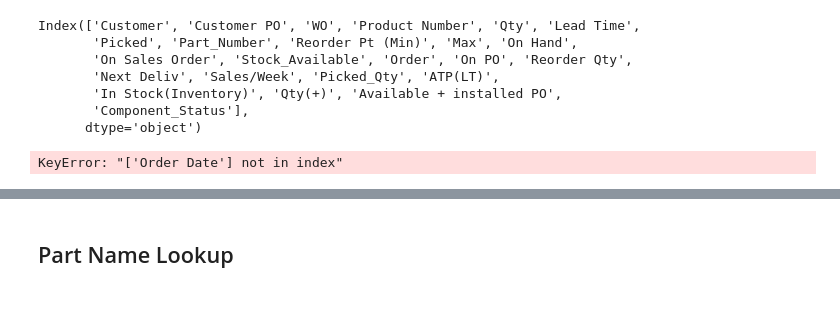
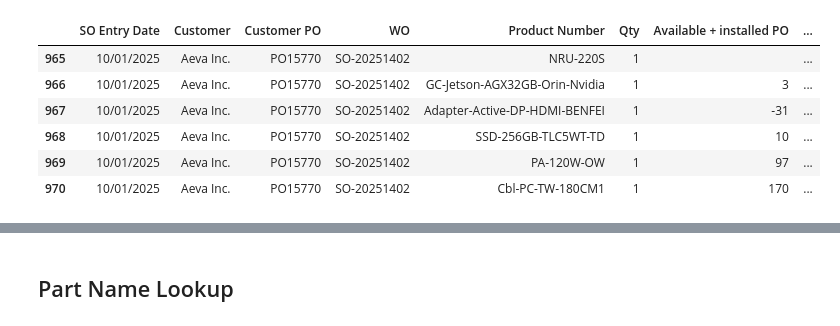
Before and after one commit to playoung2818/ERP_System, a Jupyter notebook: ERP_Dashboard.ipynb, the cells around one changed output, grey strips where cells are left out. Cells and saved outputs as stored; diff of their text form; code cells hidden in the pictures.

```diff
--- a/ERP_Dashboard.ipynb
+++ b/ERP_Dashboard.ipynb
@@ -59,55 +61,51 @@ def search_items(query: str, top_k: int = 15) -> pd.DataFrame:
     # 3) Combine results and dedupe by Item
     out = pd.concat([direct, fuzzy], ignore_index=True).drop_duplicates(subset=["Item"])
     return out.head(top_k)[["Item", "Description", 'Type', 'Cost', 'Price', 'Preferred Vendor']]
-# %%
-df.columns
-# %% [output]
-Index(['Customer', 'Customer PO', 'WO', 'Product Number', 'Qty', 'Lead Time',
-       'Picked', 'Part_Number', 'Reorder Pt (Min)', 'Max', 'On Hand',
-       'On Sales Order', 'Stock_Available', 'Order', 'On PO', 'Reorder Qty',
-       'Next Deliv', 'Sales/Week', 'Picked_Qty', 'ATP(LT)',
-       'In Stock(Inventory)', 'Qty(+)', 'Available + installed PO',
-       'Component_Status'],
-      dtype='object')
 # %%
 
 # Read entire table
 df = pd.read_sql_table("wo_structured", con=engine, schema="public")
 
-ERP_df= df[['Order Date', 'Customer', 'Customer PO', 'WO', 'Product Number', 'Qty',
+ERP_df= df[['SO Entry Date', 'Customer', 'Customer PO', 'WO', 'Product Number', 'Qty',
                               "Available + installed PO", 'Stock_Available', 'ATP(LT)', 'In Stock(Inventory)', 'On Hand', 'On Sales Order', 'On PO',  'Lead Time', 'Picked']]
 
 ERP_df = ERP_df.copy()
 ERP_df['SO_Status'] = np.where(
     ERP_df['Stock_Available'] < 0, 'Shortage', 'Available'
 )
 
 
 
 ERP_df.loc[:, "Lead Time"] = pd.to_datetime(ERP_df["Lead Time"]).dt.date
 
 filtered_df = ERP_df[ERP_df['WO'] == 'SO-20251402']
 
 # filtered_df = ERP_df[ERP_df['Customer'] == 'Aerflite Canada Inc.']
 
 
 # Apply styling
 styled = (
     filtered_df.style
     .map(lambda v: 'background-color: red; color: white' if v == 'Shortage' else '', subset='SO_Status')
     .set_table_styles([
             {
                 'selector': 'th.col_heading.level0.col' + str(filtered_df.columns.get_loc('Available + installed PO')),
                 'props': [('background-color', 'orange'), ('color', 'black')]
             }
         ])
         .format(precision=0, na_rep='', thousands=",")
     )
 
 # Display the styled DataFrame
 display(styled)
 # %% [output]
-KeyError: "['Order Date'] not in index"
+|  | SO Entry Date | Customer | Customer PO | WO | Product Number | Qty | Available + installed PO | ... |
+| 965 | 10/01/2025 | Aeva Inc. | PO15770 | SO-20251402 | NRU-220S | 1 |  | ... |
+| 966 | 10/01/2025 | Aeva Inc. | PO15770 | SO-20251402 | GC-Jetson-AGX32GB-Orin-Nvidia | 1 | 3 | ... |
+| 967 | 10/01/2025 | Aeva Inc. | PO15770 | SO-20251402 | Adapter-Active-DP-HDMI-BENFEI | 1 | -31 | ... |
+| 968 | 10/01/2025 | Aeva Inc. | PO15770 | SO-20251402 | SSD-256GB-TLC5WT-TD | 1 | 10 | ... |
+| 969 | 10/01/2025 | Aeva Inc. | PO15770 | SO-20251402 | PA-120W-OW | 1 | 97 | ... |
+| 970 | 10/01/2025 | Aeva Inc. | PO15770 | SO-20251402 | Cbl-PC-TW-180CM1 | 1 | 170 | ... |
 # %%
 filtered_df = ERP_df[ERP_df['Product Number'] == 'NRU-220S'].sort_values(by='Lead Time',ascending=True)
 filtered_df
```
Also changed, not shown: parts of 4 cells of this notebook, 3 other files.
